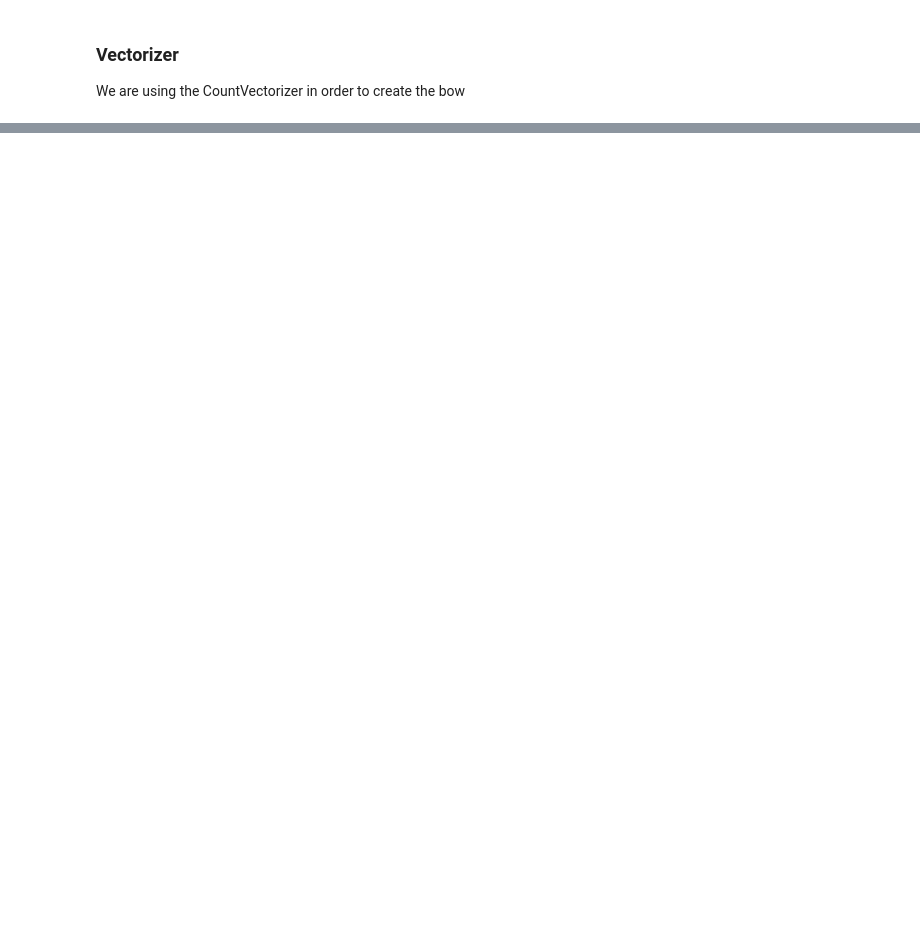
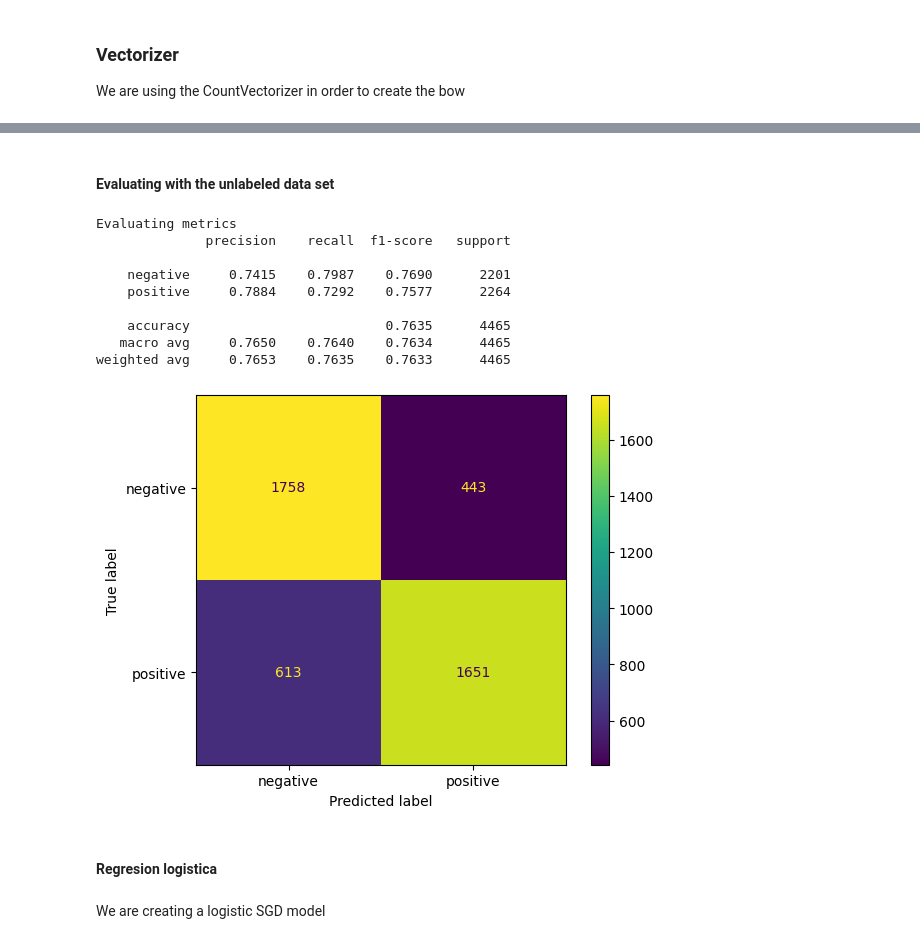
Before and after one commit to jcalixto202020774/NLP_HW03, a Jupyter notebook: SentimentAnalysis.ipynb, the cells around one changed output, grey strips where cells are left out. Cells and saved outputs as stored; diff of their text form; code cells hidden in the pictures; blank space fills up the shorter version.

```diff
--- a/SentimentAnalysis.ipynb
+++ b/SentimentAnalysis.ipynb
@@ -110,0 +176,6 @@ print(processed[1000])
+# %%
+book_nb = book_model['model']
+book_x_train = book_model['x_train']
+book_x_test = book_model['x_test']
+book_y_train = book_model['y_train']
+book_y_test = book_model['y_test']
@@ -110,0 +199,28 @@ print(processed[1000])
+# %% [markdown]
+#### Evaluating with the unlabeled data set
+# %%
+book_test_df = create_df('books_test.csv')
+# %%
+processed_test_book_df = apply_processing(book_test_df)
+# %%
+test_book_features = book_vectorizer.transform(processed_test_book_df['processed'].values)
+# %%
+un_book_x_test = test_book_features
+un_book_y_test = processed_test_book_df['label'].values
+
+evaluation(book_nb, un_book_x_test, un_book_y_test)
+# %% [output]
+Evaluating metrics
+              precision    recall  f1-score   support
+
+    negative     0.7415    0.7987    0.7690      2201
+    positive     0.7884    0.7292    0.7577      2264
+
+    accuracy                         0.7635      4465
+   macro avg     0.7650    0.7640    0.7634      4465
+weighted avg     0.7653    0.7635    0.7633      4465
+[figure, added]
+# %% [markdown]
+#### Regresion logistica
+# %% [markdown]
+We are creating a logistic SGD model
```
Also changed, not shown: parts of 110 cells of this notebook, 1 other file.
